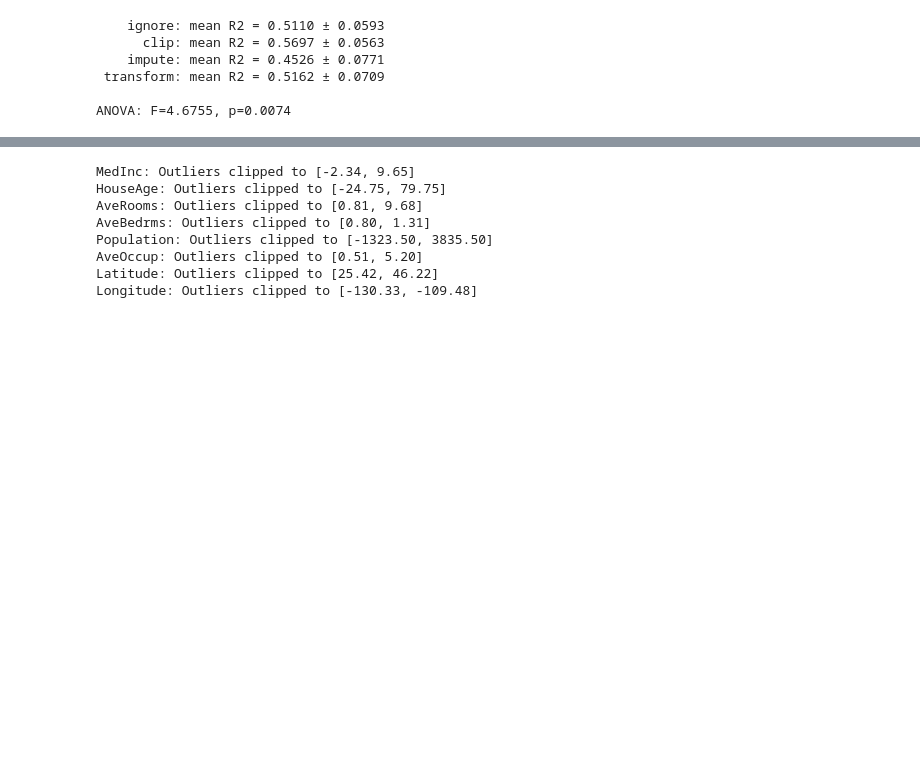
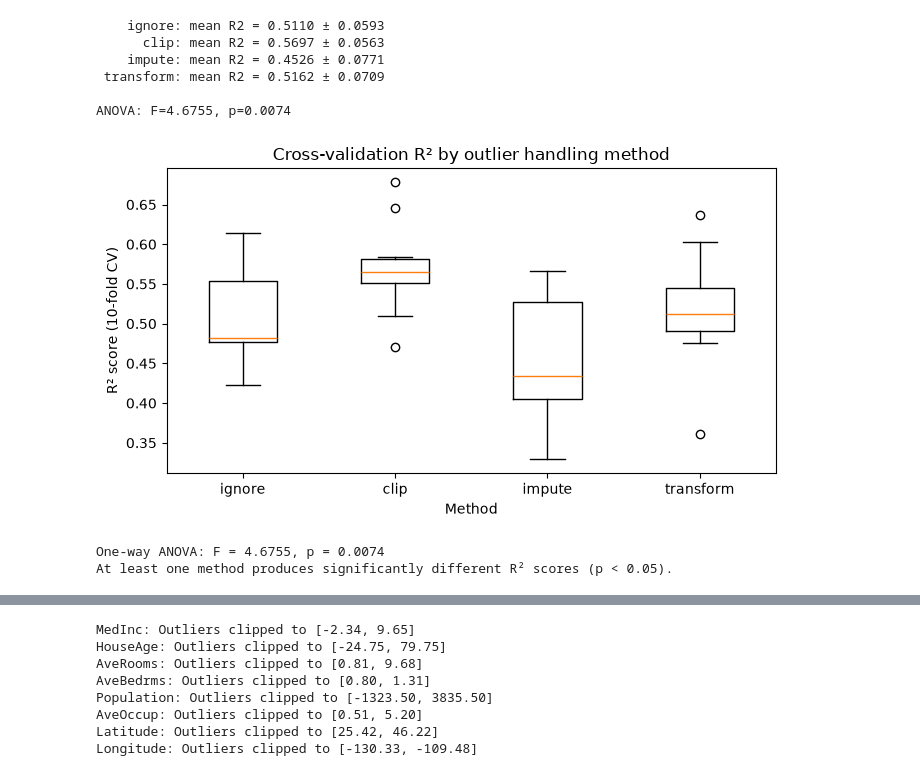
Before and after one commit to gperdrizet/featurely, a Jupyter notebook: notebooks/02-outlier-cleaning.ipynb, the cells around one changed output, grey strips where cells are left out. Cells and saved outputs as stored; diff of their text form; code cells hidden in the pictures; blank space fills up the shorter version.

```diff
--- a/notebooks/02-outlier-cleaning.ipynb
+++ b/notebooks/02-outlier-cleaning.ipynb
@@ -76,3 +82,25 @@ print(f'\nANOVA: F={f_stat:.4f}, p={p_value:.4f}')
  transform: mean R2 = 0.5162 ± 0.0709
 
 ANOVA: F=4.6755, p=0.0074
+# %%
+fig, ax = plt.subplots(figsize=(7, 4))
+ax.boxplot(cv_results.values(), tick_labels=list(cv_results.keys()))
+ax.set_title('Cross-validation R² by outlier handling method')
+ax.set_xlabel('Method')
+ax.set_ylabel('R² score (10-fold CV)')
+plt.tight_layout()
+plt.show()
+
+# One-way ANOVA across the four groups
+f_stat, p_value = f_oneway(*cv_results.values())
+print(f'\nOne-way ANOVA: F = {f_stat:.4f}, p = {p_value:.4f}')
+
+if p_value < 0.05:
+    print('At least one method produces significantly different R² scores (p < 0.05).')
+
+else:
+    print('No significant difference between methods detected (p ≥ 0.05).')
+# %% [output]
+[figure, added]
+One-way ANOVA: F = 4.6755, p = 0.0074
+At least one method produces significantly different R² scores (p < 0.05).
```
Also changed, not shown: parts of 11 cells of this notebook.
